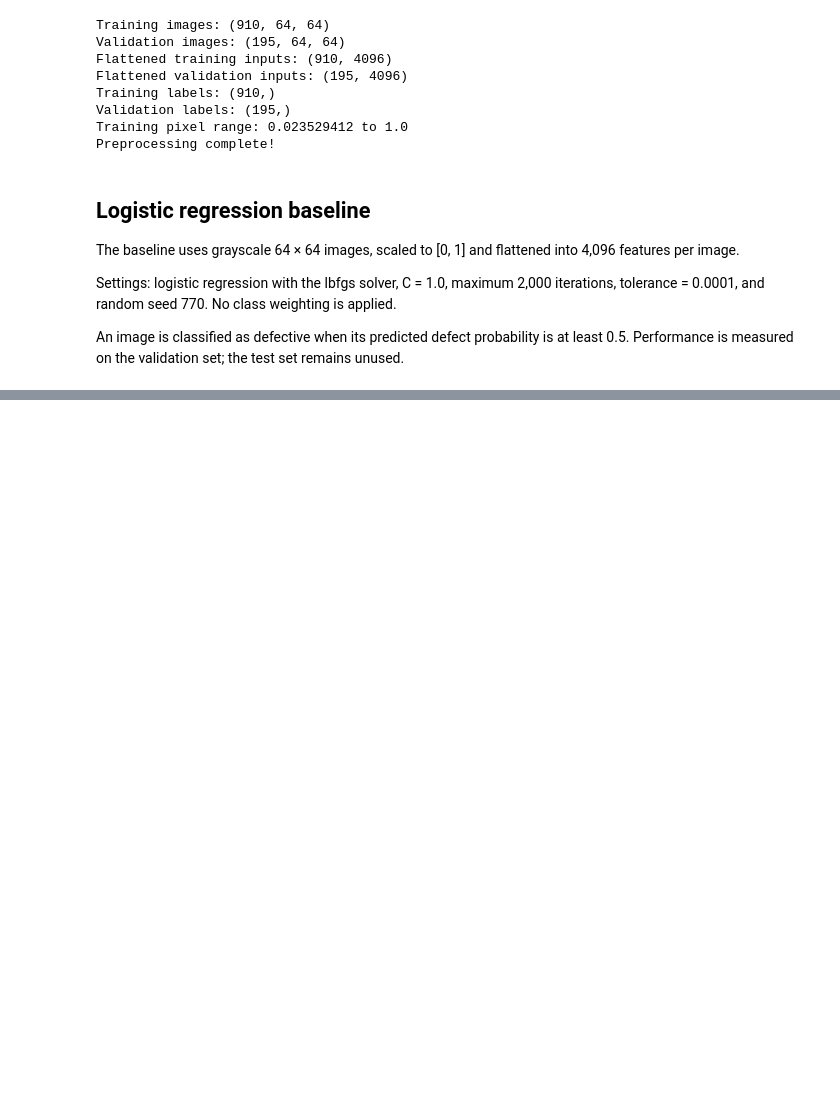
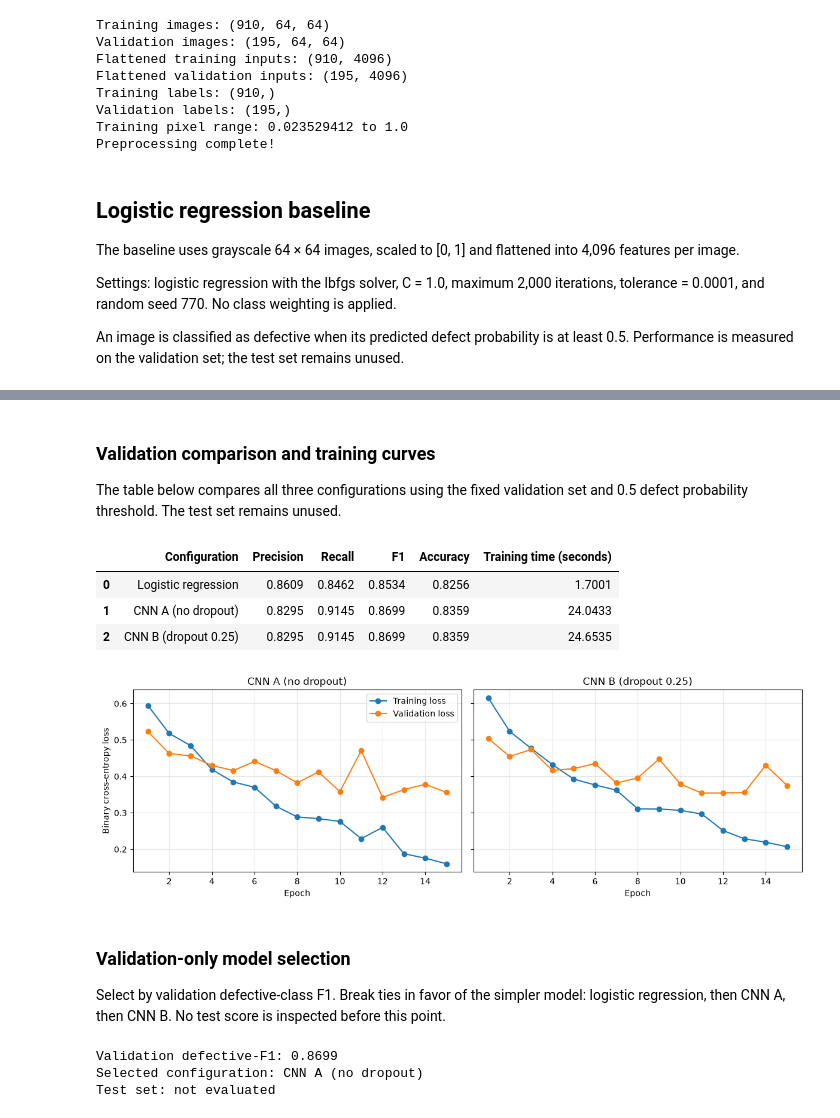
Before and after one commit to CS-770-Group-Project/visual_quality_inspection, a Jupyter notebook: setup_check.ipynb, the cells around one changed output, grey strips where cells are left out. Cells and saved outputs as stored; diff of their text form; code cells hidden in the pictures; blank space fills up the shorter version.

Commit message:
add cnn training and validation model selection

```diff
--- a/setup_check.ipynb
+++ b/setup_check.ipynb
@@ -475,0 +670,74 @@ Baseline complete. Test set has not been evaluated.
+# %% [markdown]
+### Validation comparison and training curves
+
+The table below compares all three configurations using the fixed validation
+set and 0.5 defect probability threshold. The test set remains unused.
+# %%
+comparison_df = pd.DataFrame([
+    baseline_results,
+    cnn_a_results,
+    cnn_b_results,
+])
+
+display(comparison_df.round(4))
+
+fig, axes = plt.subplots(1, 2, figsize=(12, 4), sharey=True)
+
+run_results = [
+    ("CNN A (no dropout)", cnn_a_train_loss, cnn_a_val_loss),
+    ("CNN B (dropout 0.25)", cnn_b_train_loss, cnn_b_val_loss),
+]
+
+for ax, (run_name, train_losses, val_losses) in zip(axes, run_results):
+    epochs = np.arange(1, CNN_EPOCHS + 1)
+    ax.plot(epochs, train_losses, marker="o", label="Training loss")
+    ax.plot(epochs, val_losses, marker="o", label="Validation loss")
+    ax.set_title(run_name)
+    ax.set_xlabel("Epoch")
+    ax.grid(alpha=0.3)
+
+axes[0].set_ylabel("Binary cross-entropy loss")
+axes[0].legend()
+plt.tight_layout()
+plt.show()
+# %% [output]
+|  | Configuration | Precision | Recall | F1 | Accuracy | Training time (seconds) |
+| 0 | Logistic regression | 0.8609 | 0.8462 | 0.8534 | 0.8256 | 1.7001 |
+| 1 | CNN A (no dropout) | 0.8295 | 0.9145 | 0.8699 | 0.8359 | 24.0433 |
+| 2 | CNN B (dropout 0.25) | 0.8295 | 0.9145 | 0.8699 | 0.8359 | 24.6535 |
+[figure, added]
+# %% [markdown]
+### Validation-only model selection
+
+Select by validation defective-class F1. Break ties in favor of the simpler
+model: logistic regression, then CNN A, then CNN B. No test score is inspected
+before this point.
+# %%
+selection_candidates = [
+    ("Logistic regression", baseline_results["F1"], "baseline"),
+    ("CNN A (no dropout)", cnn_a_results["F1"], "cnn_a"),
+    ("CNN B (dropout 0.25)", cnn_b_results["F1"], "cnn_b"),
+]
+
+best_f1 = max(candidate[1] for candidate in selection_candidates)
+tied_candidates = [
+    candidate for candidate in selection_candidates
+    if np.isclose(candidate[1], best_f1, rtol=0.0, atol=1e-12)
+]
+
+selected_name, selected_f1, selected_kind = tied_candidates[0]
+
+if selected_kind == "baseline":
+    selected_model = baseline_model
+elif selected_kind == "cnn_a":
+    selected_model = cnn_a_model
+else:
+    selected_model = cnn_b_model
+
+print("Validation defective-F1:", round(selected_f1, 4))
+print("Selected configuration:", selected_name)
+print("Test set: not evaluated")
+# %% [output]
+Validation defective-F1: 0.8699
+Selected configuration: CNN A (no dropout)
+Test set: not evaluated
```
Also changed, not shown: parts of 5 cells of this notebook.
